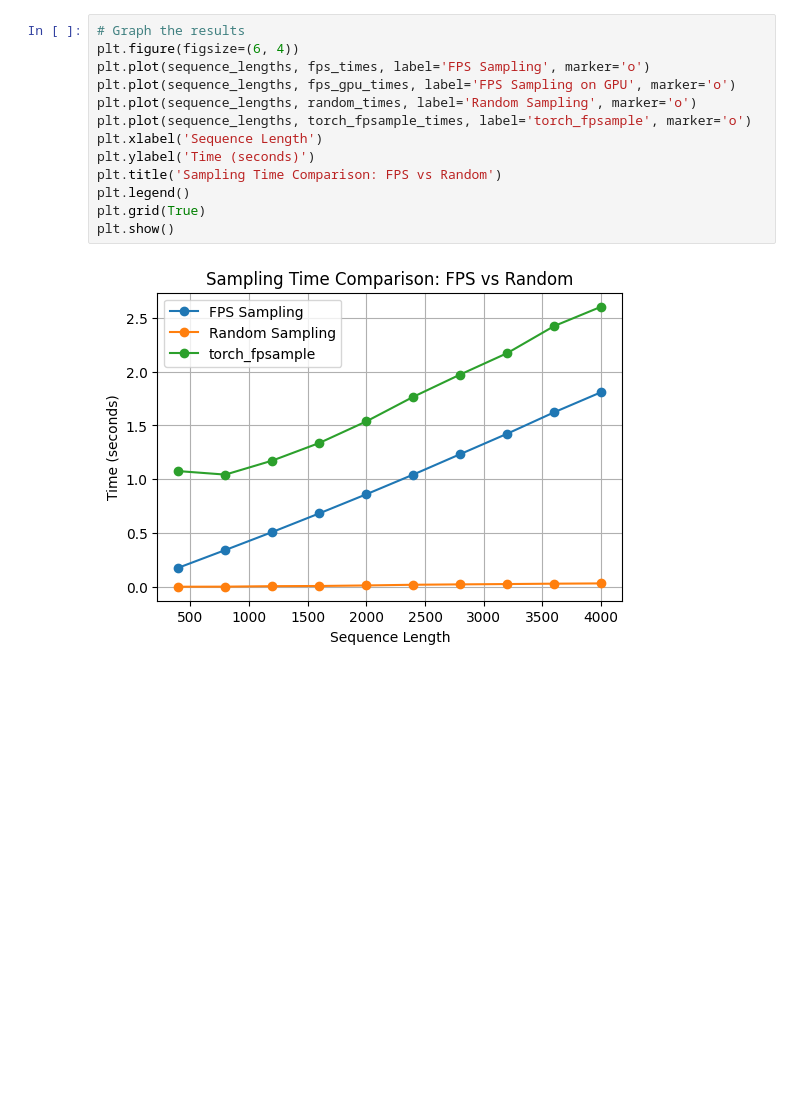
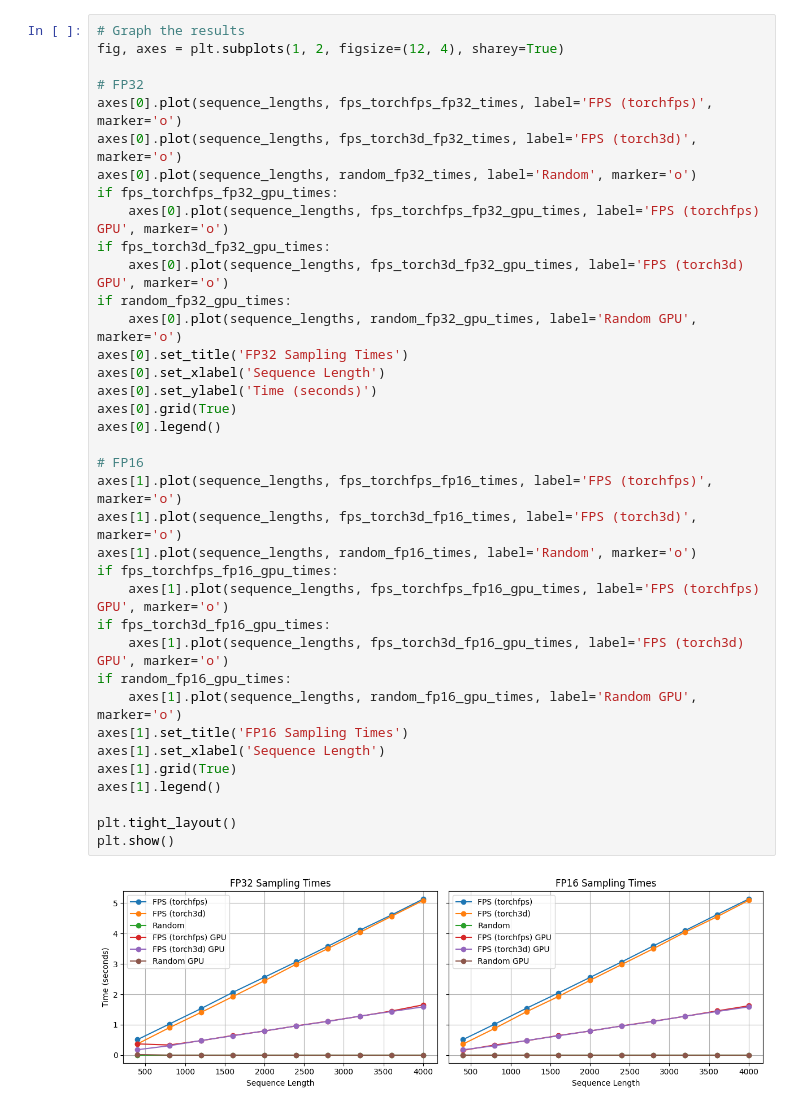
Before and after one commit to Astro-85/fast_nystrom_attention, a Jupyter notebook: experiments/timing/sampling_timing.ipynb, the cells around one changed output. Saved outputs shown, nothing was run; the diff lists cells and outputs as text; blank space fills up the shorter version.

```diff
--- a/experiments/timing/sampling_timing.ipynb
+++ b/experiments/timing/sampling_timing.ipynb
@@ -99,15 +151,39 @@ plt.show()
 # %%
 # Graph the results
-plt.figure(figsize=(6, 4))
-plt.plot(sequence_lengths, fps_times, label='FPS Sampling', marker='o')
-plt.plot(sequence_lengths, fps_gpu_times, label='FPS Sampling on GPU', marker='o')
-plt.plot(sequence_lengths, random_times, label='Random Sampling', marker='o')
-plt.plot(sequence_lengths, torch_fpsample_times, label='torch_fpsample', marker='o')
-plt.xlabel('Sequence Length')
-plt.ylabel('Time (seconds)')
-plt.title('Sampling Time Comparison: FPS vs Random')
-plt.legend()
-plt.grid(True)
+fig, axes = plt.subplots(1, 2, figsize=(12, 4), sharey=True)
+
+# FP32
+axes[0].plot(sequence_lengths, fps_torchfps_fp32_times, label='FPS (torchfps)', marker='o')
+axes[0].plot(sequence_lengths, fps_torch3d_fp32_times, label='FPS (torch3d)', marker='o')
+axes[0].plot(sequence_lengths, random_fp32_times, label='Random', marker='o')
+if fps_torchfps_fp32_gpu_times:
+    axes[0].plot(sequence_lengths, fps_torchfps_fp32_gpu_times, label='FPS (torchfps) GPU', marker='o')
+if fps_torch3d_fp32_gpu_times:
+    axes[0].plot(sequence_lengths, fps_torch3d_fp32_gpu_times, label='FPS (torch3d) GPU', marker='o')
+if random_fp32_gpu_times:
+    axes[0].plot(sequence_lengths, random_fp32_gpu_times, label='Random GPU', marker='o')
+axes[0].set_title('FP32 Sampling Times')
+axes[0].set_xlabel('Sequence Length')
+axes[0].set_ylabel('Time (seconds)')
+axes[0].grid(True)
+axes[0].legend()
+
+# FP16
+axes[1].plot(sequence_lengths, fps_torchfps_fp16_times, label='FPS (torchfps)', marker='o')
+axes[1].plot(sequence_lengths, fps_torch3d_fp16_times, label='FPS (torch3d)', marker='o')
+axes[1].plot(sequence_lengths, random_fp16_times, label='Random', marker='o')
+if fps_torchfps_fp16_gpu_times:
+    axes[1].plot(sequence_lengths, fps_torchfps_fp16_gpu_times, label='FPS (torchfps) GPU', marker='o')
+if fps_torch3d_fp16_gpu_times:
+    axes[1].plot(sequence_lengths, fps_torch3d_fp16_gpu_times, label='FPS (torch3d) GPU', marker='o')
+if random_fp16_gpu_times:
+    axes[1].plot(sequence_lengths, random_fp16_gpu_times, label='Random GPU', marker='o')
+axes[1].set_title('FP16 Sampling Times')
+axes[1].set_xlabel('Sequence Length')
+axes[1].grid(True)
+axes[1].legend()
+
+plt.tight_layout()
 plt.show()
 # %% [output]
-[figure, old version]
+[figure, new version]
```
Also changed, not shown: parts of 5 cells of this notebook, 13 other files.
